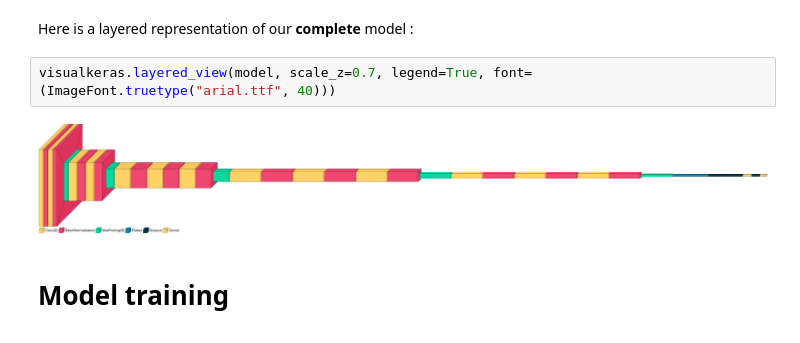
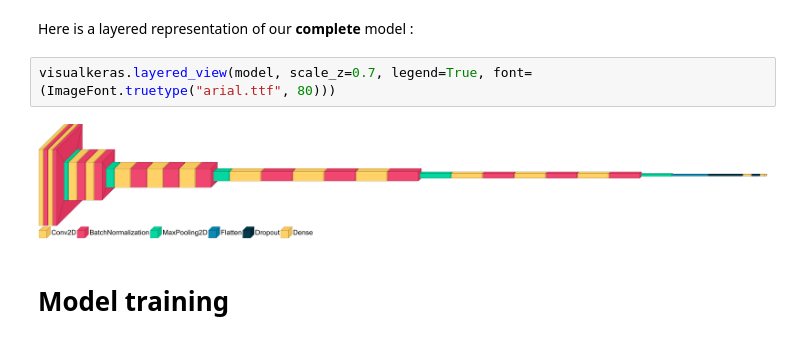
Before and after one commit to Hpdvn/Mask_On_Face, a Jupyter notebook: main.ipynb, the cells around one changed output. Drawn from its saved outputs; the diff is of its cells as text.

Commit message:
add images and comment

```diff
--- a/main.ipynb
+++ b/main.ipynb
@@ -286,9 +291,9 @@ _________________________________________________________________
 # %% [markdown]
 Here is a layered representation of our <b> complete </b>  model :
 # %%
-visualkeras.layered_view(model, scale_z=0.7, legend=True, font=(ImageFont.truetype("arial.ttf", 40)))
+visualkeras.layered_view(model, scale_z=0.7, legend=True, font=(ImageFont.truetype("arial.ttf", 80)))
 # %% [output]
-[figure, old version]
+[figure, new version]
 # %% [markdown]
 # Model training <a class="anchor" id="section_5"></a>
 # %%
```
Also changed, not shown: parts of 4 cells of this notebook.
